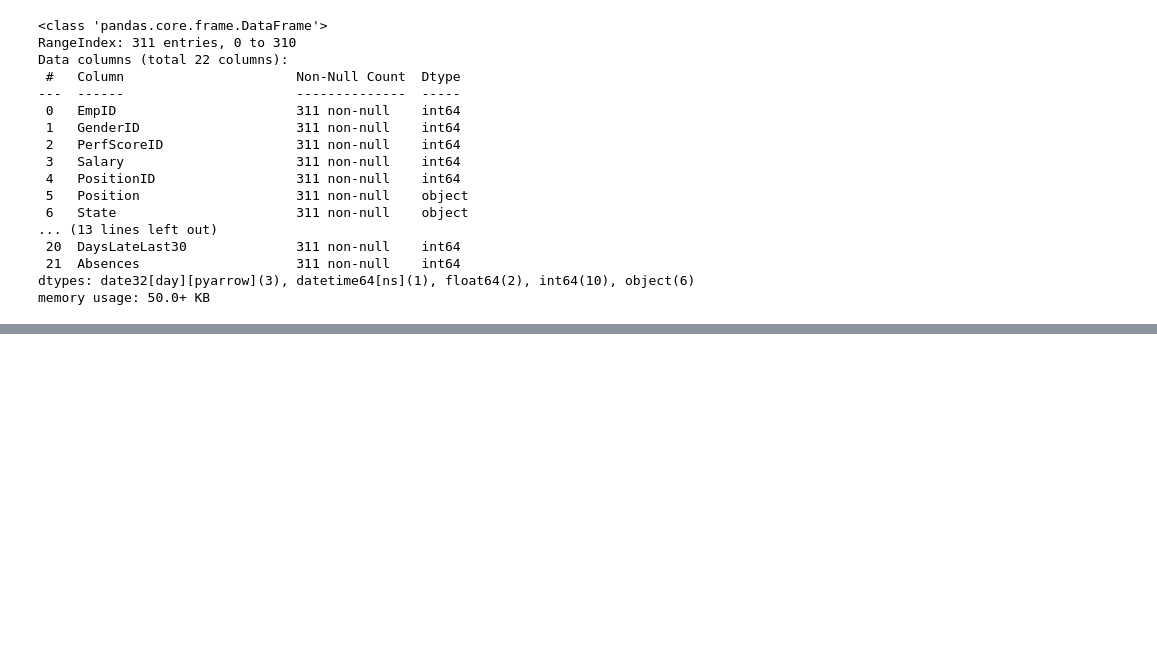
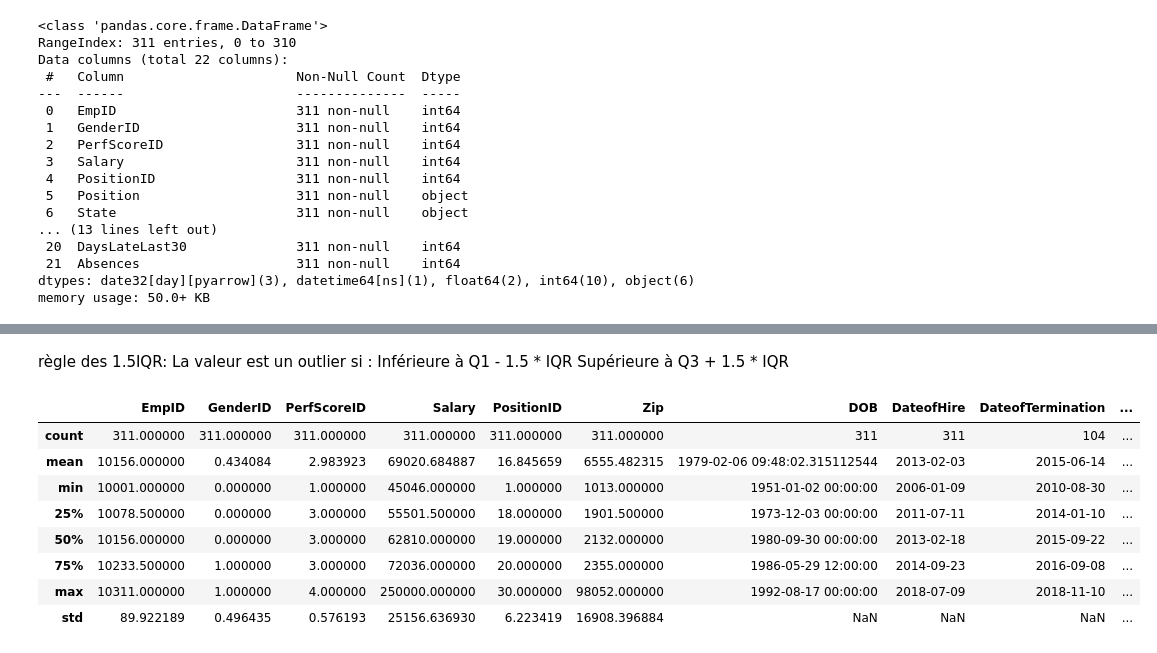
Before and after one commit to Isa31000/Projet-HR-sur-python, a Jupyter notebook: data_processing.ipynb, the cells around one changed output, grey strips where cells are left out. Cells and saved outputs as stored; diff of their text form; code cells hidden in the pictures; blank space fills up the shorter version.

```diff
--- a/data_processing.ipynb
+++ b/data_processing.ipynb
@@ -39,0 +41,17 @@ Une entreprise souhaite analyser la répartition des performances des employés
+# %% [markdown]
+règle des 1.5IQR: La valeur est un outlier si :
+Inférieure à Q1 - 1.5 * IQR
+Supérieure à Q3 + 1.5 * IQR
+# %%
+stats_descriptives=data.describe()
+stats_descriptives
+# %% [output]
+|  | EmpID | GenderID | PerfScoreID | Salary | PositionID | Zip | DOB | DateofHire | DateofTermination | ... |
+| count | 311.000000 | 311.000000 | 311.000000 | 311.000000 | 311.000000 | 311.000000 | 311 | 311 | 104 | ... |
+| mean | 10156.000000 | 0.434084 | 2.983923 | 69020.684887 | 16.845659 | 6555.482315 | 1979-02-06 09:48:02.315112544 | 2013-02-03 | 2015-06-14 | ... |
+| min | 10001.000000 | 0.000000 | 1.000000 | 45046.000000 | 1.000000 | 1013.000000 | 1951-01-02 00:00:00 | 2006-01-09 | 2010-08-30 | ... |
+| 25% | 10078.500000 | 0.000000 | 3.000000 | 55501.500000 | 18.000000 | 1901.500000 | 1973-12-03 00:00:00 | 2011-07-11 | 2014-01-10 | ... |
+| 50% | 10156.000000 | 0.000000 | 3.000000 | 62810.000000 | 19.000000 | 2132.000000 | 1980-09-30 00:00:00 | 2013-02-18 | 2015-09-22 | ... |
+| 75% | 10233.500000 | 1.000000 | 3.000000 | 72036.000000 | 20.000000 | 2355.000000 | 1986-05-29 12:00:00 | 2014-09-23 | 2016-09-08 | ... |
+| max | 10311.000000 | 1.000000 | 4.000000 | 250000.000000 | 30.000000 | 98052.000000 | 1992-08-17 00:00:00 | 2018-07-09 | 2018-11-10 | ... |
+| std | 89.922189 | 0.496435 | 0.576193 | 25156.636930 | 6.223419 | 16908.396884 | NaN | NaN | NaN | ... |
```
Also changed, not shown: parts of 7 cells of this notebook, 1 other file.
